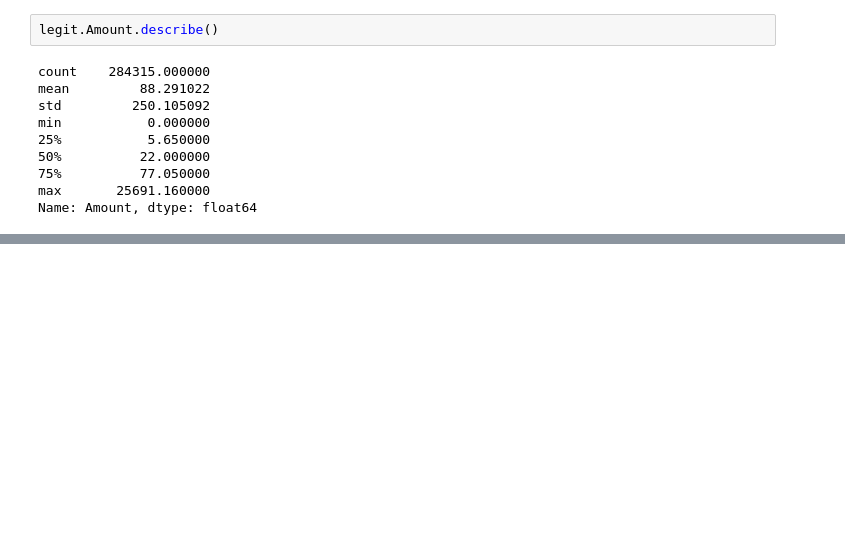
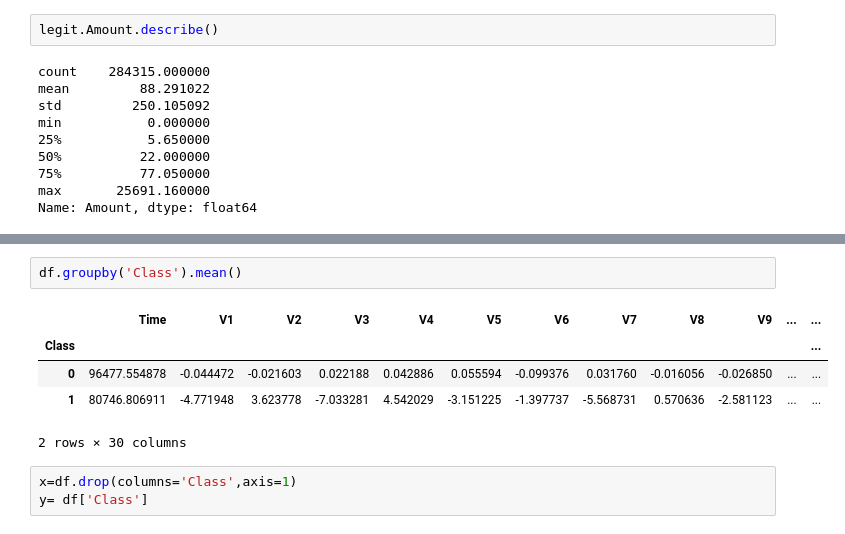
Before and after one commit to BenadjalRania/PythonFraud, a Jupyter notebook: Fraud.ipynb, the cells around one changed output, grey strips where cells are left out. Saved outputs shown, nothing was run; the diff lists cells and outputs as text; blank space fills up the shorter version.

```diff
--- a/Fraud.ipynb
+++ b/Fraud.ipynb
@@ -117,0 +166,11 @@ fraud.Amount.describe()
+# %%
+df.groupby('Class').mean()
+# %% [output]
+|  | Time | V1 | V2 | V3 | V4 | V5 | V6 | V7 | V8 | V9 | ... | ... |
+| Class |  |  |  |  |  |  |  |  |  |  |  | ... |
+| 0 | 96477.554878 | -0.044472 | -0.021603 | 0.022188 | 0.042886 | 0.055594 | -0.099376 | 0.031760 | -0.016056 | -0.026850 | ... | ... |
+| 1 | 80746.806911 | -4.771948 | 3.623778 | -7.033281 | 4.542029 | -3.151225 | -1.397737 | -5.568731 | 0.570636 | -2.581123 | ... | ... |
+2 rows × 30 columns
+# %%
+x=df.drop(columns='Class',axis=1)
+y= df['Class']
```
Also changed, not shown: parts of 17 cells of this notebook.
